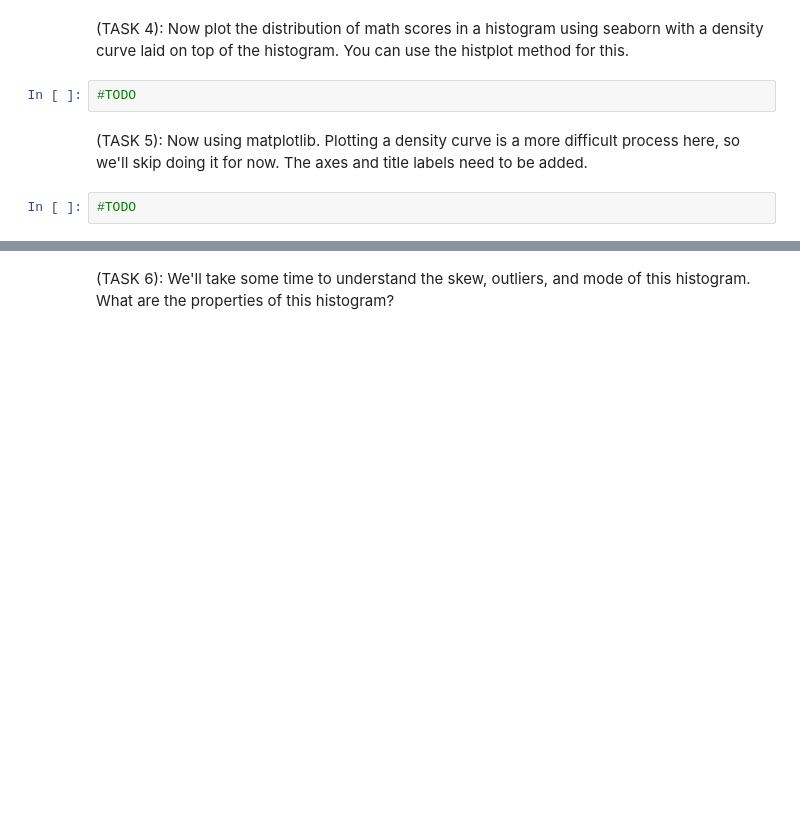
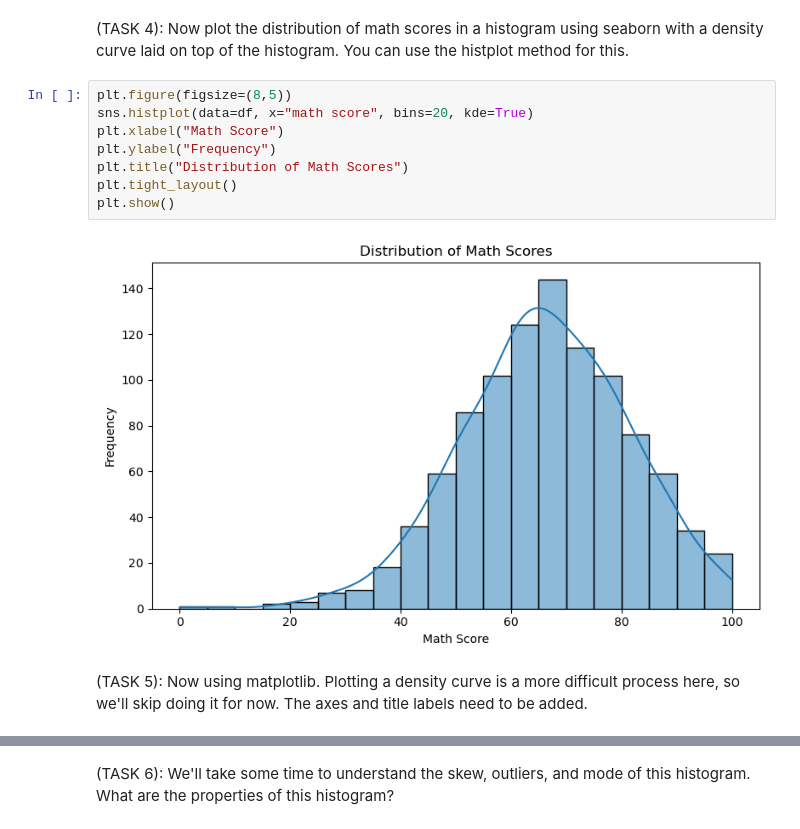
Before and after one commit to kyun33/JCP26Notebooks, a Jupyter notebook: Week_3_Visualizations copy.ipynb, the cells around one changed output, grey strips where cells are left out. Cells and saved outputs as stored; diff of their text form; blank space fills up the shorter version.

```diff
--- a/Week_3_Visualizations copy.ipynb
+++ b/Week_3_Visualizations copy.ipynb
@@ -46,9 +88,15 @@ ed = ed["gender"].reset_index().rename(columns={"gender": "counts"})
 # Histograms/Density Curves/KDEs
 # %% [markdown]
 (TASK 4): Now plot the distribution of math scores in a histogram using seaborn with a density curve laid on top of the histogram. You can use the histplot method for this.
-# %%
-#TODO
+# %%
+plt.figure(figsize=(8,5))
+sns.histplot(data=df, x="math score", bins=20, kde=True)
+plt.xlabel("Math Score")
+plt.ylabel("Frequency")
+plt.title("Distribution of Math Scores")
+plt.tight_layout()
+plt.show()
+# %% [output]
+[figure, added]
 # %% [markdown]
 (TASK 5): Now using matplotlib. Plotting a density curve is a more difficult process here, so we'll skip doing it for now. The axes and title labels need to be added.
-# %%
-#TODO
```
Also changed, not shown: parts of 27 cells of this notebook.
